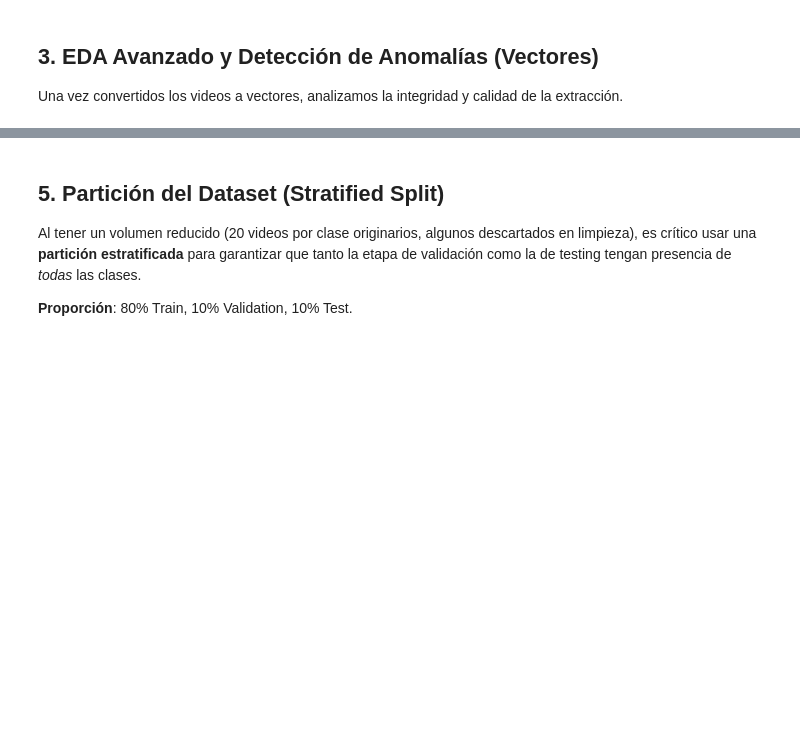
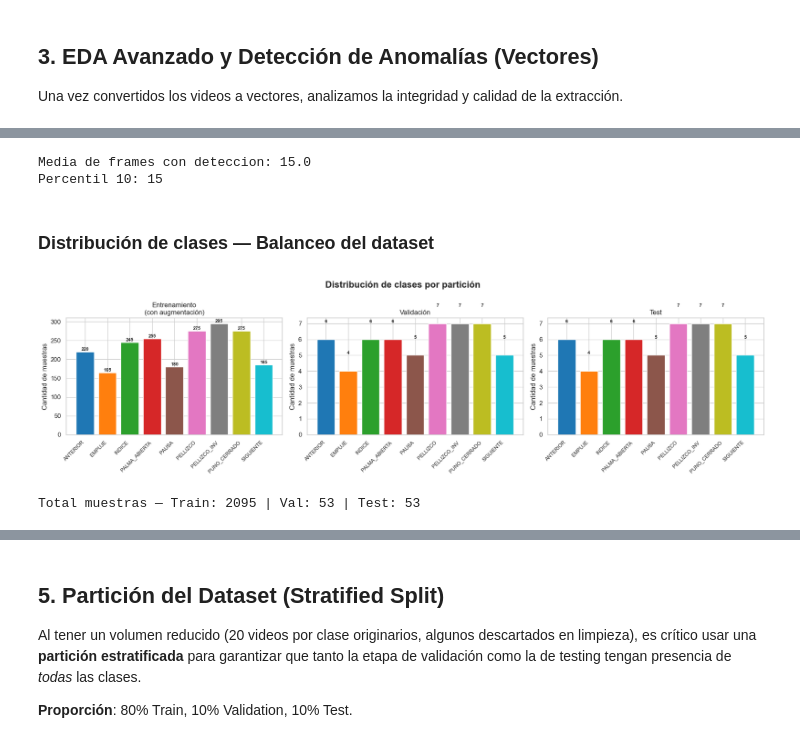
Before and after one commit to brenpc1443/gestdeck, a Jupyter notebook: training/notebooks/01_Dataset_EDA_y_Pipeline.ipynb, the cells around one changed output, grey strips where cells are left out. Drawn from its saved outputs; the diff is of its cells as text; code cells hidden in the pictures; blank space fills up the shorter version.

```diff
--- a/training/notebooks/01_Dataset_EDA_y_Pipeline.ipynb
+++ b/training/notebooks/01_Dataset_EDA_y_Pipeline.ipynb
@@ -233,3 +318,61 @@ Desviación estándar de coordenadas: 0.2206
+# %%
+detections_per_video = []
+for cls in classes:
+    class_dir = os.path.join(RAW_DATA_DIR, cls)
+    videos = glob.glob(os.path.join(class_dir, "*.mp4"))
+    for v in videos:
+        feat = extract_features(v)
+        if feat is not None:
+            real_frames = np.sum(~np.all(feat == 0, axis=1))
+            detections_per_video.append(real_frames)
+
+print(f"Media de frames con deteccion: {np.mean(detections_per_video):.1f}")
+print(f"Percentil 10: {np.percentile(detections_per_video, 10):.0f}")
+# %% [output]
+Media de frames con deteccion: 15.0
+Percentil 10: 15
+# %% [markdown]
+### Distribución de clases — Balanceo del dataset
+# %%
+# COPIAR EN NOTEBOOK 01 — Sección EDA
+import numpy as np
+import matplotlib.pyplot as plt
+import matplotlib.patches as mpatches
+import json, os
+
+# Cargar datos
+DATA_DIR = '../dataset/final'
+y_train = np.load(f'{DATA_DIR}/y_train.npy')
+y_val   = np.load(f'{DATA_DIR}/y_val.npy')
+y_test  = np.load(f'{DATA_DIR}/y_test.npy')
+with open(f'{DATA_DIR}/labels.json') as f:
+    labels = json.load(f)
+
+fig, axes = plt.subplots(1, 3, figsize=(18, 5))
+fig.suptitle('Distribución de clases por partición', fontsize=16, fontweight='bold')
+
+colors = plt.cm.tab10(np.linspace(0, 1, len(labels)))
+
+for ax, (y, title) in zip(axes, [(y_train, 'Entrenamiento\n(con augmentación)'),
+                                   (y_val,   'Validación'),
+                                   (y_test,  'Test')]):
+    counts = np.bincount(y)
+    bars = ax.bar(range(len(labels)), counts, color=colors)
+    ax.set_xticks(range(len(labels)))
+    ax.set_xticklabels(labels, rotation=45, ha='right', fontsize=9)
+    ax.set_title(title, fontsize=12)
+    ax.set_ylabel('Cantidad de muestras')
+    for bar, cnt in zip(bars, counts):
+        ax.text(bar.get_x() + bar.get_width()/2, bar.get_height() + 1,
+                str(cnt), ha='center', va='bottom', fontsize=8, fontweight='bold')
+
+plt.tight_layout()
+plt.savefig('distribucion_clases.png', dpi=150, bbox_inches='tight')
+plt.show()
+print(f'Total muestras — Train: {len(y_train)} | Val: {len(y_val)} | Test: {len(y_test)}')
+# %% [output]
+[figure, added]
+Total muestras — Train: 2095 | Val: 53 | Test: 53
 # %% [markdown]
 ## 4. Pipeline de Limpieza (Data Cleaning)
 
```
Also changed, not shown: parts of 20 cells of this notebook, 8 other files.
